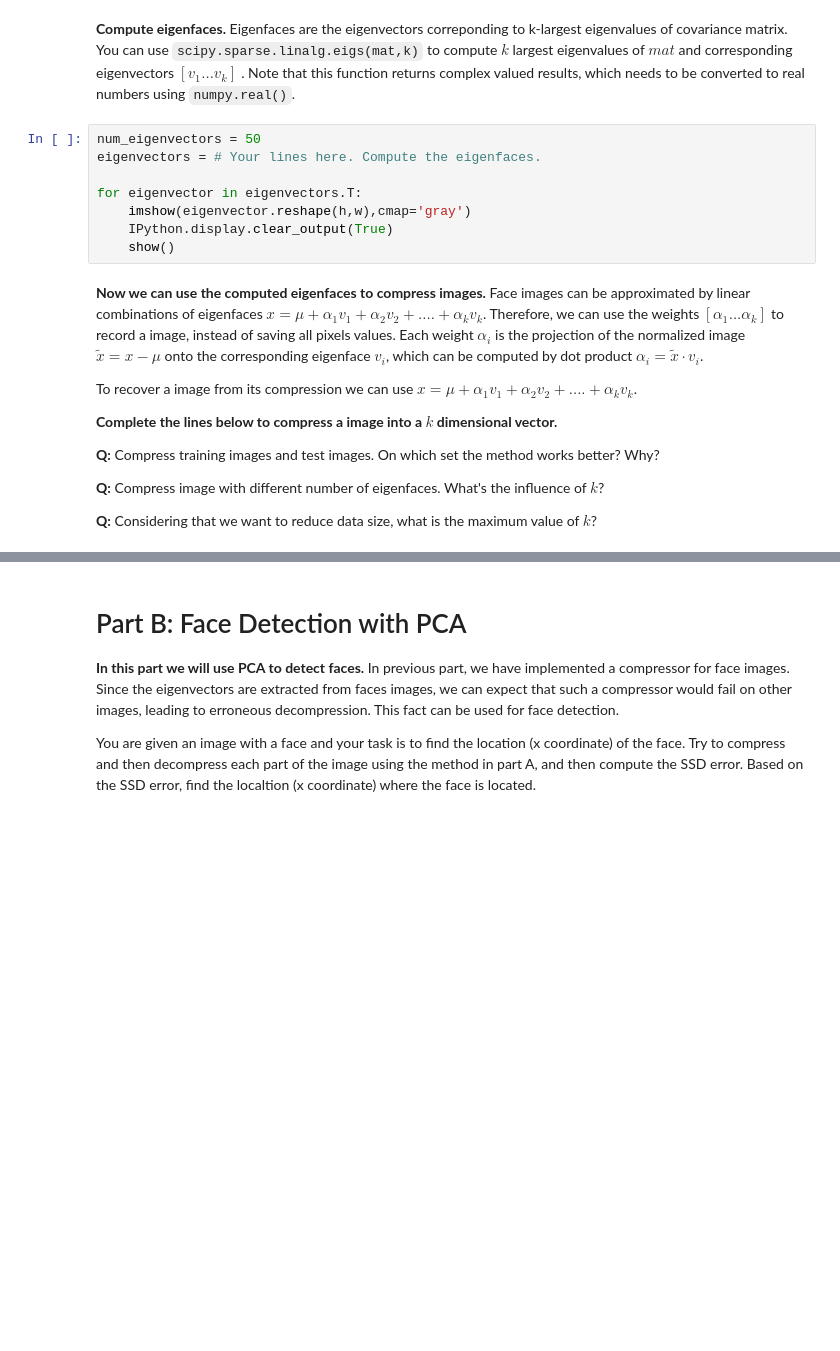
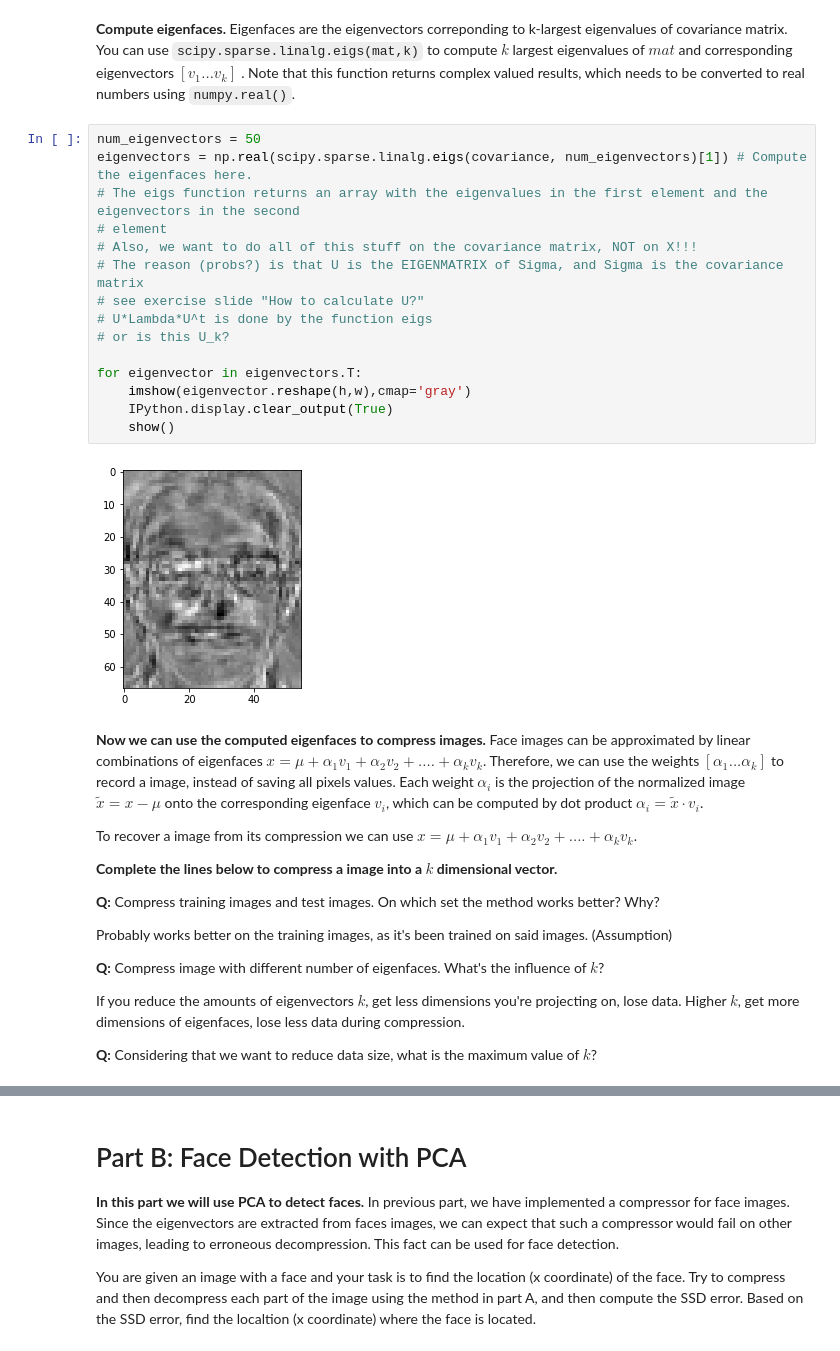
Before and after one commit to lazeller/viscomp2022, a Jupyter notebook: Exercises/W5/W5_exercise.ipynb, the cells around one changed output, grey strips where cells are left out. Drawn from its saved outputs; the diff is of its cells as text; blank space fills up the shorter version.

```diff
--- a/Exercises/W5/W5_exercise.ipynb
+++ b/Exercises/W5/W5_exercise.ipynb
@@ -81,13 +148,22 @@ imshow(mean.reshape(h,w),cmap='gray')
 # %% [markdown]
 **Compute eigenfaces.** Eigenfaces are the eigenvectors correponding to k-largest eigenvalues of covariance matrix. You can use `scipy.sparse.linalg.eigs(mat,k)` to compute $k$ largest eigenvalues of $mat$ and corresponding eigenvectors $[v_1...v_k]$ . Note that this function returns complex valued results, which needs to be converted to real numbers using `numpy.real()`.
-# %%
-num_eigenvectors = 50
-eigenvectors = # Your lines here. Compute the eigenfaces.
-
-for eigenvector in eigenvectors.T:
-    imshow(eigenvector.reshape(h,w),cmap='gray')
-    IPython.display.clear_output(True)
-    show()
+# %%
+num_eigenvectors = 50
+eigenvectors = np.real(scipy.sparse.linalg.eigs(covariance, num_eigenvectors)[1]) # Compute the eigenfaces here.
+# The eigs function returns an array with the eigenvalues in the first element and the eigenvectors in the second
+# element
+# Also, we want to do all of this stuff on the covariance matrix, NOT on X!!!
+# The reason (probs?) is that U is the EIGENMATRIX of Sigma, and Sigma is the covariance matrix
+# see exercise slide "How to calculate U?"
+# U*Lambda*U^t is done by the function eigs
+# or is this U_k?
+
+for eigenvector in eigenvectors.T:
+    imshow(eigenvector.reshape(h,w),cmap='gray')
+    IPython.display.clear_output(True)
+    show()
+# %% [output]
+[figure, added]
 # %% [markdown]
 **Now we can use the computed eigenfaces to compress images.** Face images can be approximated by linear combinations of eigenfaces $x=\mu + \alpha_1v_1 + \alpha_2v_2 + .... + \alpha_kv_k$. Therefore, we can use the weights $[\alpha_1 ... \alpha_k]$ to record a image, instead of saving all pixels values. Each weight $\alpha_i$ is the projection of the normalized image $\tilde{x} = x-\mu$ onto the corresponding eigenface $v_i$, which can be computed by dot product $\alpha_i = \tilde{x} \cdot v_i$.
 
@@ -98,8 +174,13 @@ To recover a image from its compression we can use  $x=\mu + \alpha_1v_1 + \alph
 
 **Q:** Compress training images and test images. On which set the method works better? Why?
 
+Probably works better on the training images, as it's been trained on said images. (Assumption)
+
 **Q:** Compress image with different number of eigenfaces. What's the influence of $k$?
 
+If you reduce the amounts of eigenvectors $k$, get less dimensions you're projecting on, lose data.
+Higher $k$, get more dimensions of eigenfaces, lose less data during compression.
+
 **Q:** Considering that we want to reduce data size, what is the maximum value of $k$?
 # %%
 error_images = []
```
Also changed, not shown: parts of 9 cells of this notebook.
